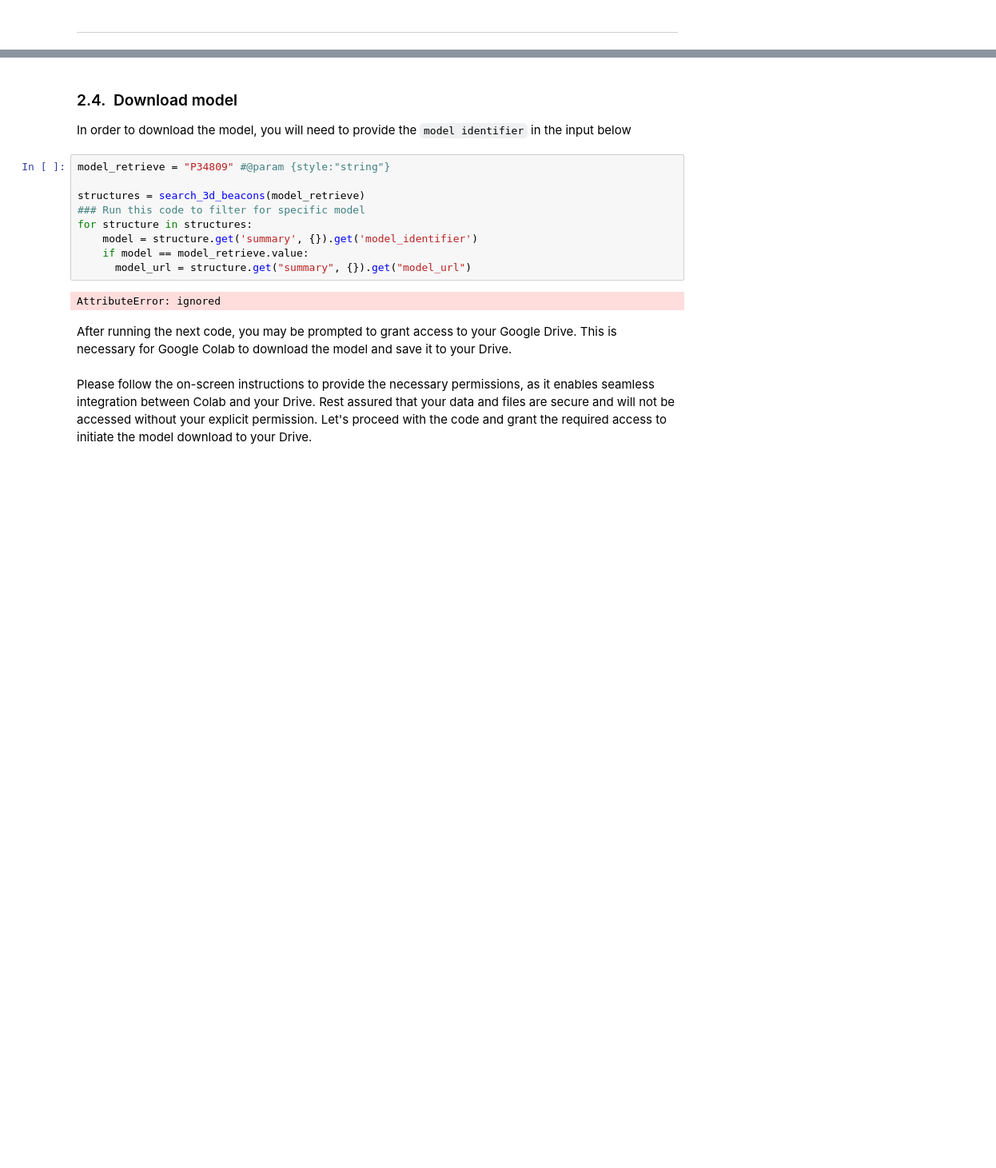
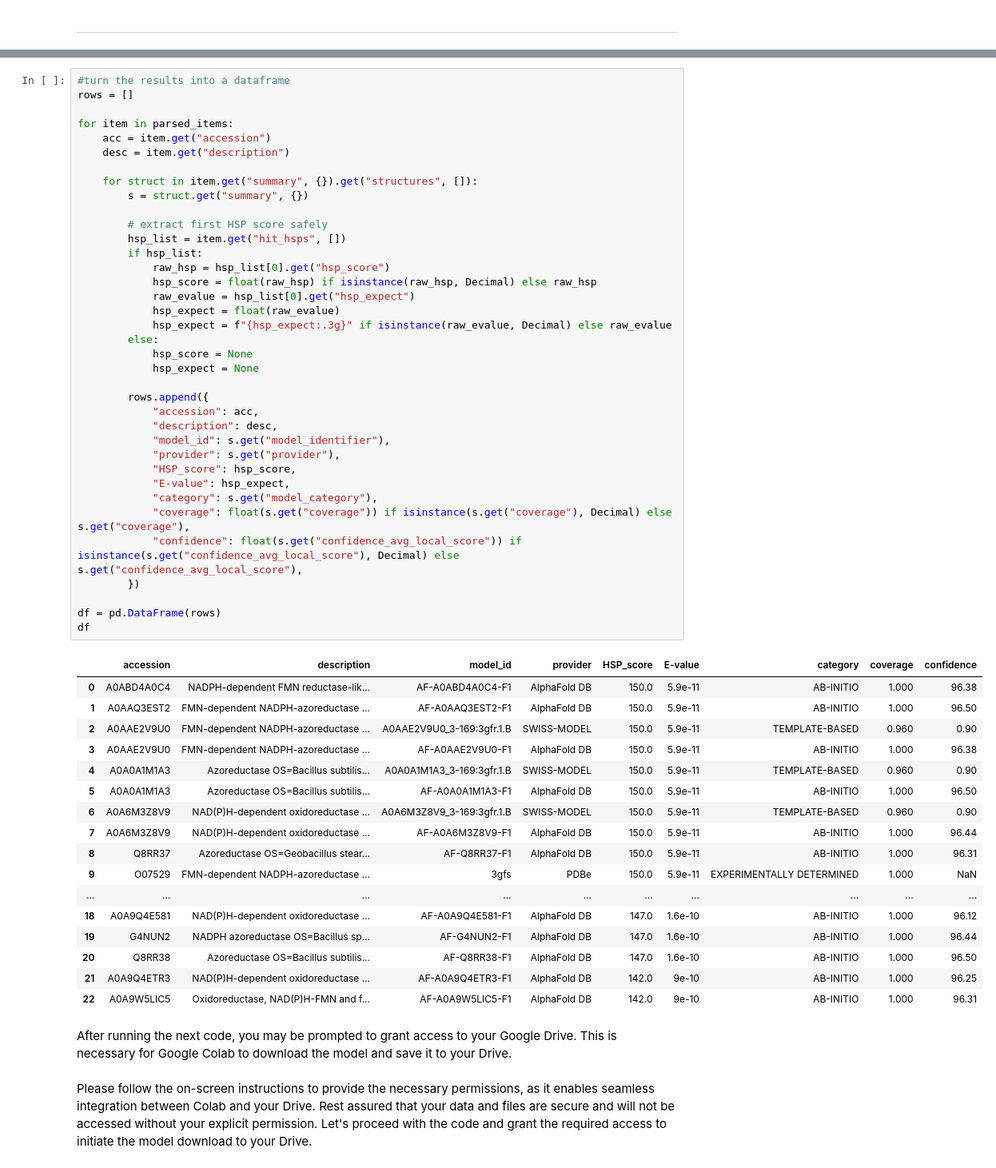
Before and after one commit to paulynamagana/AFDB_notebooks, a Jupyter notebook: AFDB_3DBeacons.ipynb, the cells around one changed output, grey strips where cells are left out. Shown at 80% size. Cells and saved outputs as stored; diff of their text form; blank space fills up the shorter version.

```diff
--- a/AFDB_3DBeacons.ipynb
+++ b/AFDB_3DBeacons.ipynb
@@ -199,18 +206,58 @@ bd37d526a01b96eefa64ce6c46523a00
-# %% [markdown]
-### 2.4.&nbsp; Download model
-
-In order to download the model, you will need to provide the `model identifier` in the input below
-# %%
-model_retrieve = "P34809" #@param {style:"string"}
-
-structures = search_3d_beacons(model_retrieve)
-### Run this code to filter for specific model
-for structure in structures:
-    model = structure.get('summary', {}).get('model_identifier')
-    if model == model_retrieve.value:
-      model_url = structure.get("summary", {}).get("model_url")
-# %% [output]
-AttributeError: ignored
+# %%
+#turn the results into a dataframe
+rows = []
+
+for item in parsed_items:
+    acc = item.get("accession")
+    desc = item.get("description")
+
+    for struct in item.get("summary", {}).get("structures", []):
+        s = struct.get("summary", {})
+
+        # extract first HSP score safely
+        hsp_list = item.get("hit_hsps", [])
+        if hsp_list:
+            raw_hsp = hsp_list[0].get("hsp_score")
+            hsp_score = float(raw_hsp) if isinstance(raw_hsp, Decimal) else raw_hsp
+            raw_evalue = hsp_list[0].get("hsp_expect")
+            hsp_expect = float(raw_evalue)
+            hsp_expect = f"{hsp_expect:.3g}" if isinstance(raw_evalue, Decimal) else raw_evalue
+        else:
+            hsp_score = None
+            hsp_expect = None
+
+        rows.append({
+            "accession": acc,
+            "description": desc,
+            "model_id": s.get("model_identifier"),
+            "provider": s.get("provider"),
+            "HSP_score": hsp_score,
+            "E-value": hsp_expect,
+            "category": s.get("model_category"),
+            "coverage": float(s.get("coverage")) if isinstance(s.get("coverage"), Decimal) else s.get("coverage"),
+            "confidence": float(s.get("confidence_avg_local_score")) if isinstance(s.get("confidence_avg_local_score"), Decimal) else s.get("confidence_avg_local_score"),
+        })
+
+df = pd.DataFrame(rows)
+df
+# %% [output]
+|  | accession | description | model_id | provider | HSP_score | E-value | category | coverage | confidence |
+| 0 | A0ABD4A0C4 | NADPH-dependent FMN reductase-lik... | AF-A0ABD4A0C4-F1 | AlphaFold DB | 150.0 | 5.9e-11 | AB-INITIO | 1.000 | 96.38 |
+| 1 | A0AAQ3EST2 | FMN-dependent NADPH-azoreductase ... | AF-A0AAQ3EST2-F1 | AlphaFold DB | 150.0 | 5.9e-11 | AB-INITIO | 1.000 | 96.50 |
+| 2 | A0AAE2V9U0 | FMN-dependent NADPH-azoreductase ... | A0AAE2V9U0_3-169:3gfr.1.B | SWISS-MODEL | 150.0 | 5.9e-11 | TEMPLATE-BASED | 0.960 | 0.90 |
+| 3 | A0AAE2V9U0 | FMN-dependent NADPH-azoreductase ... | AF-A0AAE2V9U0-F1 | AlphaFold DB | 150.0 | 5.9e-11 | AB-INITIO | 1.000 | 96.38 |
+| 4 | A0A0A1M1A3 | Azoreductase OS=Bacillus subtilis... | A0A0A1M1A3_3-169:3gfr.1.B | SWISS-MODEL | 150.0 | 5.9e-11 | TEMPLATE-BASED | 0.960 | 0.90 |
+| 5 | A0A0A1M1A3 | Azoreductase OS=Bacillus subtilis... | AF-A0A0A1M1A3-F1 | AlphaFold DB | 150.0 | 5.9e-11 | AB-INITIO | 1.000 | 96.50 |
+| 6 | A0A6M3Z8V9 | NAD(P)H-dependent oxidoreductase ... | A0A6M3Z8V9_3-169:3gfr.1.B | SWISS-MODEL | 150.0 | 5.9e-11 | TEMPLATE-BASED | 0.960 | 0.90 |
+| 7 | A0A6M3Z8V9 | NAD(P)H-dependent oxidoreductase ... | AF-A0A6M3Z8V9-F1 | AlphaFold DB | 150.0 | 5.9e-11 | AB-INITIO | 1.000 | 96.44 |
+| 8 | Q8RR37 | Azoreductase OS=Geobacillus stear... | AF-Q8RR37-F1 | AlphaFold DB | 150.0 | 5.9e-11 | AB-INITIO | 1.000 | 96.31 |
+| 9 | O07529 | FMN-dependent NADPH-azoreductase ... | 3gfs | PDBe | 150.0 | 5.9e-11 | EXPERIMENTALLY DETERMINED | 1.000 | NaN |
+| ... | ... | ... | ... | ... | ... | ... | ... | ... | ... |
+| 18 | A0A9Q4E581 | NAD(P)H-dependent oxidoreductase ... | AF-A0A9Q4E581-F1 | AlphaFold DB | 147.0 | 1.6e-10 | AB-INITIO | 1.000 | 96.12 |
+| 19 | G4NUN2 | NADPH azoreductase OS=Bacillus sp... | AF-G4NUN2-F1 | AlphaFold DB | 147.0 | 1.6e-10 | AB-INITIO | 1.000 | 96.44 |
+| 20 | Q8RR38 | Azoreductase OS=Bacillus subtilis... | AF-Q8RR38-F1 | AlphaFold DB | 147.0 | 1.6e-10 | AB-INITIO | 1.000 | 96.50 |
+| 21 | A0A9Q4ETR3 | NAD(P)H-dependent oxidoreductase ... | AF-A0A9Q4ETR3-F1 | AlphaFold DB | 142.0 | 9e-10 | AB-INITIO | 1.000 | 96.25 |
+| 22 | A0A9W5LIC5 | Oxidoreductase, NAD(P)H-FMN and f... | AF-A0A9W5LIC5-F1 | AlphaFold DB | 142.0 | 9e-10 | AB-INITIO | 1.000 | 96.31 |
 # %% [markdown]
 After running the next code, you may be prompted to grant access to your Google Drive. This is necessary for Google Colab to download the model and save it to your Drive.
 <br>
```
Also changed, not shown: parts of 4 cells of this notebook.
